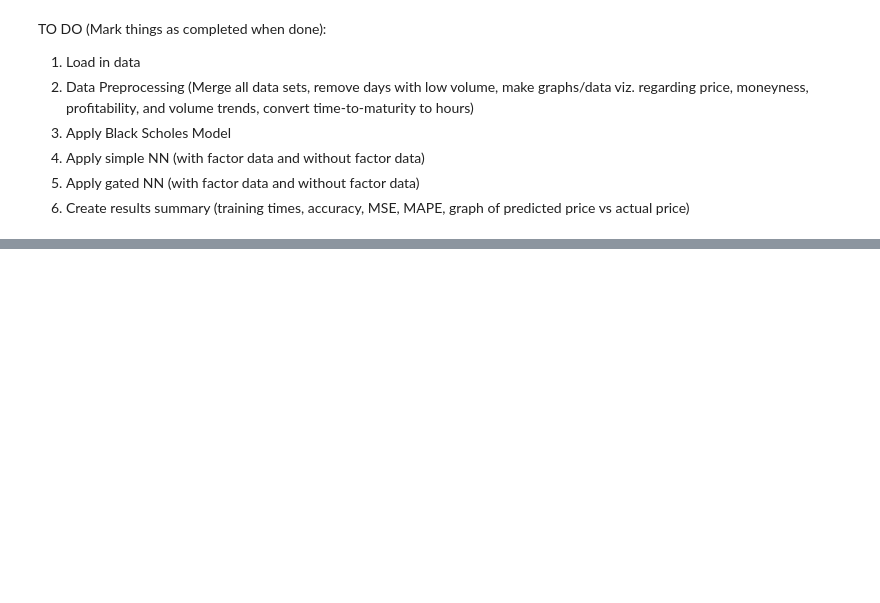
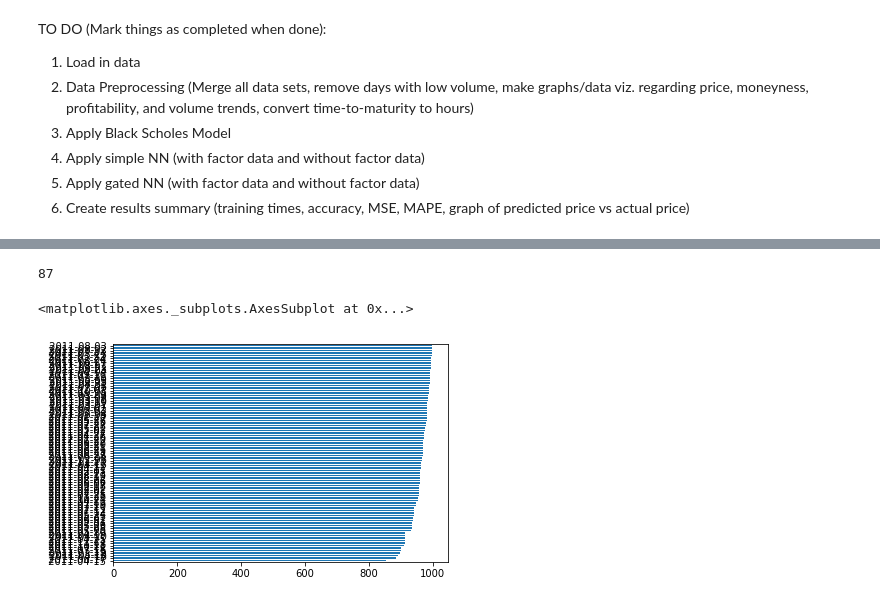
Before and after one commit to drrao01/gpr2_v01, a Jupyter notebook: AFM_423_GPR2_v01.ipynb, the cells around one changed output, grey strips where cells are left out. Drawn from its saved outputs; the diff is of its cells as text; code cells hidden in the pictures; blank space fills up the shorter version.

```diff
--- a/AFM_423_GPR2_v01.ipynb
+++ b/AFM_423_GPR2_v01.ipynb
@@ -26,12 +21,4 @@ HTTPError: ignored
-# %%
-years = list(range(11, 21))
-months = list(range(1, 12))
-
-for year in years:
-  for month in months:
-    url = f''
-    df_temp = pd.read_csv(url)
-    print(f'{year} - {month}: {df_temp.shape}')
-    df.append(df_temp)
-
-print(df.shape)
+# %%
+url = 'https://raw.githubusercontent.com/drrao01/gpr2_v01/main/Data/spx_eod_201101.txt'
+#names = [QUOTE_UNIXTIME], [QUOTE_READTIME], [QUOTE_DATE], [QUOTE_TIME_HOURS], [UNDERLYING_LAST], [EXPIRE_DATE], [EXPIRE_UNIX], [DTE], [C_DELTA], [C_GAMMA], [C_VEGA], [C_THETA], [C_RHO], [C_IV], [C_VOLUME], [C_LAST], [C_SIZE], [C_BID], [C_ASK], [STRIKE], [P_BID], [P_ASK], [P_SIZE], [P_LAST], [P_DELTA], [P_GAMMA], [P_VEGA], [P_THETA], [P_RHO], [P_IV], [P_VOLUME], [STRIKE_DISTANCE], [STRIKE_DISTANCE_PCT]
+df = pd.read_csv(url, sep=",")
@@ -42,0 +59,16 @@ df['title'].value_counts(ascending=True).plot(kind='barh')
+# %%
+years = list(range(11, 21))
+months = list(range(1, 12))
+
+for year in years:
+  for month in months:
+    #print(f'{year} - {month}:')
+    if month < 10:
+      url = f'https://raw.githubusercontent.com/drrao01/gpr2_v01/main/Data/spx_eod_20{year}0{month}.txt'
+    else:
+      url = f'https://raw.githubusercontent.com/drrao01/gpr2_v01/main/Data/spx_eod_20{year}{month}.txt'
+    df_temp = pd.read_csv(url)
+    print(f'{year} - {month}: {df_temp.shape}')
+    df = df.append(df_temp)
+
+print(df.shape)
@@ -42,0 +175,8 @@ df['title'].value_counts(ascending=True).plot(kind='barh')
+# %%
+less_than_1000_transactions = df[' [QUOTE_DATE]'].value_counts(ascending=True).loc[lambda x : x<1000]
+print(less_than_1000_transactions.shape[0])
+df[' [QUOTE_DATE]'].value_counts(ascending=True)[:less_than_1000_transactions.shape[0]].plot(kind='barh')
+# %% [output]
+87
+<matplotlib.axes._subplots.AxesSubplot at 0x...>
+[figure, added]
```
Also changed, not shown: parts of 9 cells of this notebook.
